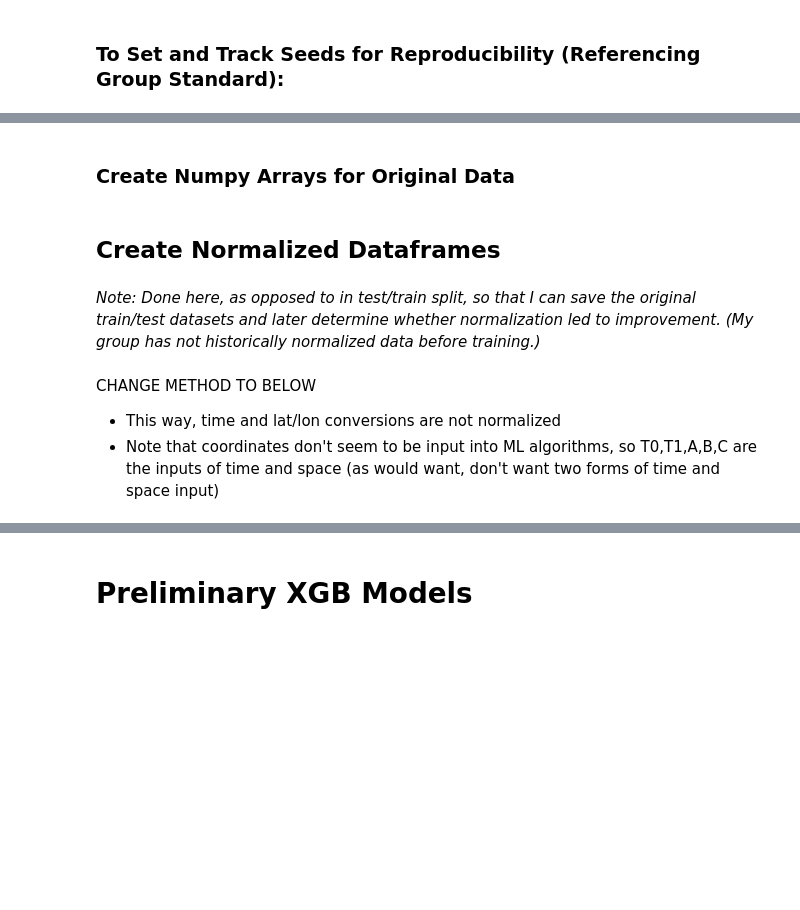
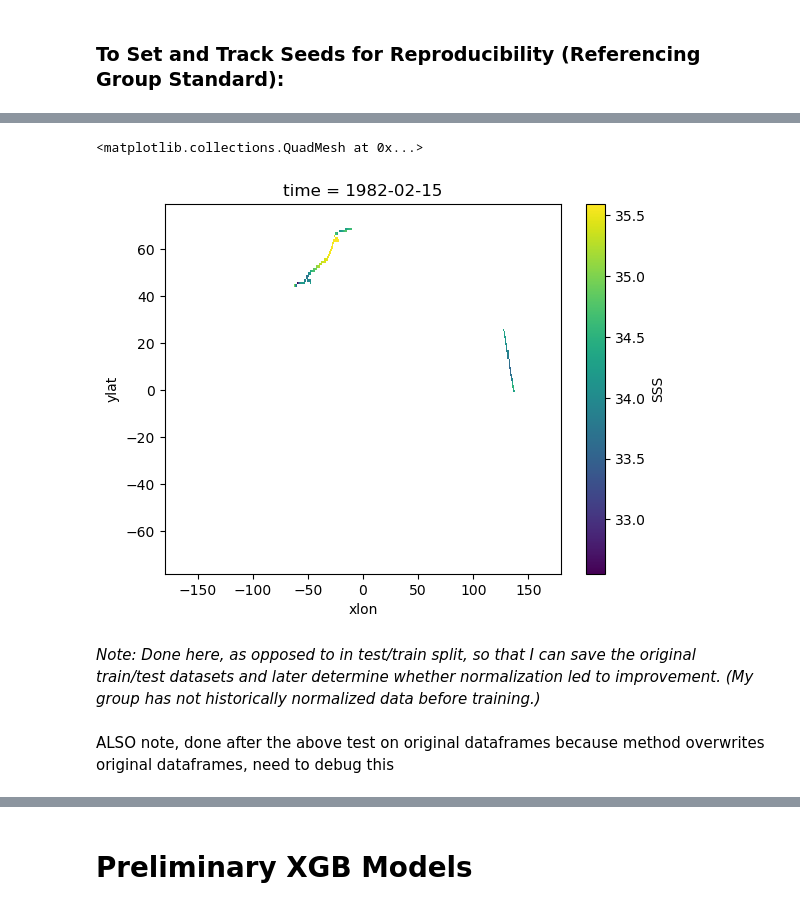
Before and after one commit to juliasimpson97/MLEE-final-project, a Jupyter notebook: models/XGB.ipynb, the cells around one changed output, grey strips where cells are left out. Cells and saved outputs as stored; diff of their text form; code cells hidden in the pictures; blank space fills up the shorter version.

```diff
--- a/models/XGB.ipynb
+++ b/models/XGB.ipynb
@@ -72,2 +63,0 @@ y_test_df
-# %% [markdown]
-### Create Numpy Arrays for Original Data
@@ -81,7 +64,12 @@ y_test_original = y_test_df.to_numpy().ravel()
-# %% [markdown]
-## Create Normalized Dataframes
+# %%
+X_df.to_xarray().sortby(['time','xlon','ylat']).transpose('time','ylat','xlon').SSS[0,:,:].plot()
+# %% [output]
+<matplotlib.collections.QuadMesh at 0x...>
+[figure, added]
 # %% [markdown]
 *Note: Done here, as opposed to in test/train split, so that I can save the original train/test datasets and later determine whether normalization led to improvement. (My group has not historically normalized data before training.)*
+# %% [markdown]
+ALSO note, done after the above test on original dataframes because method overwrites original dataframes, need to debug this
 # %%
 #X_df_norm = (X_df - X_df.mean())/X_df.std()
 #y_df_norm = (y_df - y_df.mean())/y_df.std()
@@ -89,7 +77,3 @@ y_test_original = y_test_df.to_numpy().ravel()
 #y_train_df_norm = (y_train_df - y_train_df.mean())/y_train_df.std()
 #X_test_df_norm = (X_test_df - X_test_df.mean())/X_test_df.std()
 #y_test_df_norm = (y_test_df - y_test_df.mean())/y_test_df.std()
-# %% [markdown]
-CHANGE METHOD TO BELOW
-- This way, time and lat/lon conversions are not normalized
-- Note that coordinates don't seem to be input into ML algorithms, so T0,T1,A,B,C are the inputs of time and space (as would want, don't want two forms of time and space input)
```
Also changed, not shown: parts of 71 cells of this notebook.
